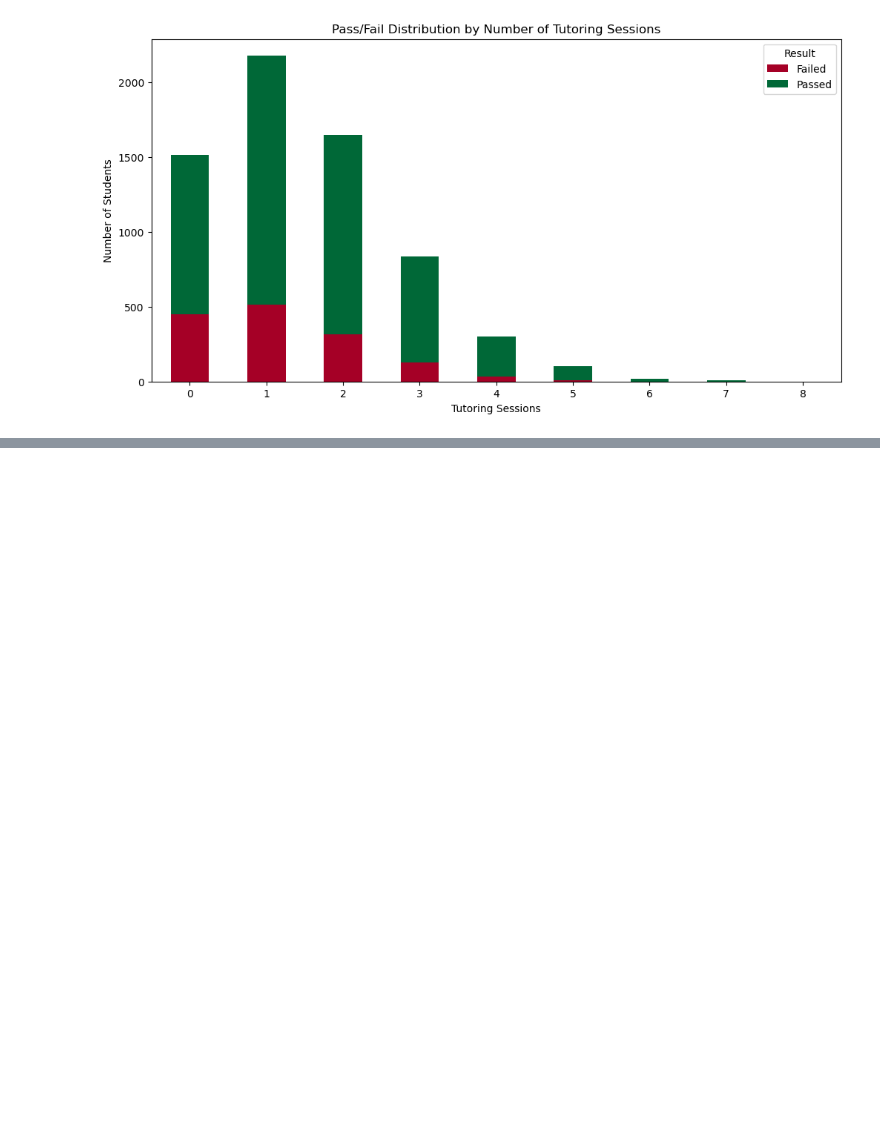
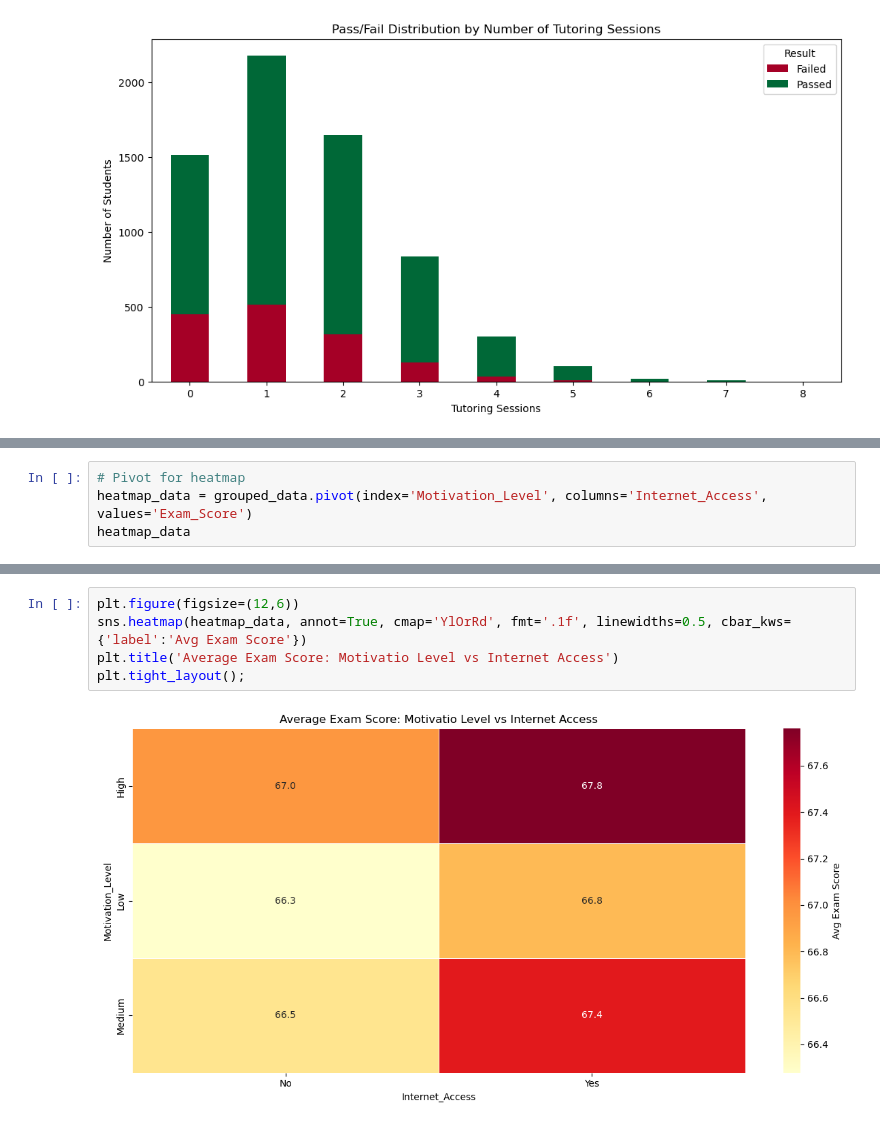
Before and after one commit to geff-ghost/studentPerformance, a Jupyter notebook: studentPerformance.ipynb, the cells around one changed output, grey strips where cells are left out. Drawn from its saved outputs; the diff is of its cells as text; blank space fills up the shorter version.

```diff
--- a/studentPerformance.ipynb
+++ b/studentPerformance.ipynb
@@ -330,0 +433,4 @@ plt.xticks(rotation=0);
+# %%
+# Pivot for heatmap
+heatmap_data = grouped_data.pivot(index='Motivation_Level', columns='Internet_Access', values='Exam_Score')
+heatmap_data
@@ -330,0 +443,7 @@ plt.xticks(rotation=0);
+# %%
+plt.figure(figsize=(12,6))
+sns.heatmap(heatmap_data, annot=True, cmap='YlOrRd', fmt='.1f', linewidths=0.5, cbar_kws={'label':'Avg Exam Score'})
+plt.title('Average Exam Score: Motivatio Level vs Internet Access')
+plt.tight_layout();
+# %% [output]
+[figure, added]
```
Also changed, not shown: parts of 13 cells of this notebook.
